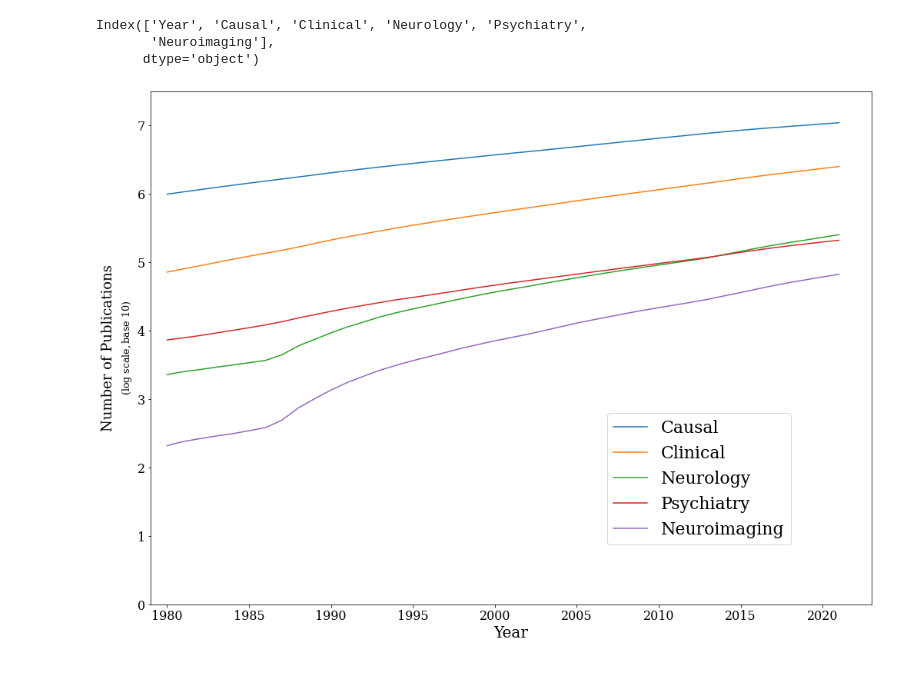
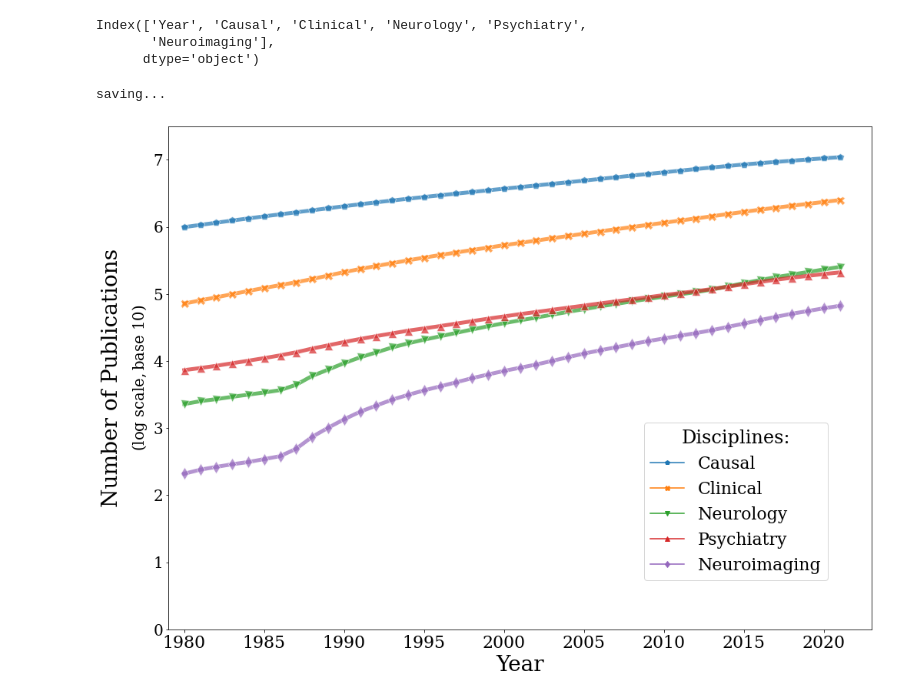
Before and after one commit to Vincent-wq/causal_literature_trend, a Jupyter notebook: notebooks/fig1_causal_trend.ipynb, the cells around one changed output. Drawn from its saved outputs; the diff is of its cells as text; code cells hidden in the pictures.

Commit message:
minor update of data frame.

```diff
--- a/notebooks/fig1_causal_trend.ipynb
+++ b/notebooks/fig1_causal_trend.ipynb
@@ -35,40 +34,43 @@ Index(['Year', 'Causal', 'Clinical', 'Neurology', 'Psychiatry',
        'Neuroimaging'],
       dtype='object')
 # %%
-#
+# Making figures
 save_fig = 1
 figure_size=(14, 10)
 
 X_LIM=[1979, 2023]
 Y_LIM=[0, 7.5]
-
+TICK_FONT_SIZE=20
+LABEL_FONT_SIZE=28
 #X_TICKS=[1980, 1985, 1990, 1995, 2000, 2005, 2010, 2015, 2020, 2022]
 #X_TICK_LABELS=['before 1980', '1985', '1990', '1995', '2000', '2005', '2010', '2015', '2020', '2022']
 
-vis_df=pd.melt(data_df, id_vars=['Year'],
-               var_name='Research Fields',
-               value_vars=col_labels[1:],
-               value_name='Number of Publications')
+vis_df=pd.melt(data_df, id_vars = ['Year'],
+               var_name = 'Research Fields',
+               value_vars = col_labels[1:],
+               value_name = 'Number of Publications',
+               )
 
 vis_cols = vis_df.columns
 
 f1, ax_lineplot = plt.subplots(figsize=figure_size, facecolor='w', edgecolor='lightgray', constrained_layout=True,)
-ax_lineplot = sns.lineplot(data=vis_df, x=vis_cols[0], y=vis_cols[2], hue=vis_cols[1], legend='auto')
+ax_lineplot = sns.lineplot(data=vis_df, x=vis_cols[0], y=vis_cols[2], hue=vis_cols[1], style=vis_cols[1],
+                           legend='auto', linewidth=5, dashes=False, markers=['p', 'X', 'v', '^', 'd'], markersize=11, alpha=0.7)
 
-plt.xlabel(vis_cols[0], fontsize=20)
-plt.ylabel(u'Number of Publications\n$\\regular_{(log\ scale, base\ 10)}$', fontsize=18)
+plt.xlabel(vis_cols[0], fontsize=LABEL_FONT_SIZE)
+plt.ylabel(u'Number of Publications\n$\\regular_{(log\ scale, base\ 10)}$', fontsize=LABEL_FONT_SIZE)
 plt.xlim(X_LIM)
 plt.ylim(Y_LIM)
 for label in ax_lineplot.get_xticklabels():
-    label.set_fontsize(16)
+    label.set_fontsize(TICK_FONT_SIZE+2)
 for label in ax_lineplot.get_yticklabels():
-    label.set_fontsize(16)
-plt.legend(loc=4, bbox_to_anchor=(0.9, 0.1), fontsize=22)
-#plt.title('Causal related publications (1980 ~ 2022)', fontsize=24)
+    label.set_fontsize(TICK_FONT_SIZE)
+plt.legend(loc=4, bbox_to_anchor=(0.95, 0.08), fancybox=True, fontsize=22, title='Disciplines:', title_fontsize=24, )
 
 if save_fig:
     print('saving...');
     f1.savefig(( fig_dir / 'Fig1-causal_trend.jpg'),
     dpi=330, bbox_inches='tight', pad_inches=0.1);
 # %% [output]
+saving...
-[figure, old version]
+[figure, new version]
```
Also changed, not shown: parts of 5 cells of this notebook.
